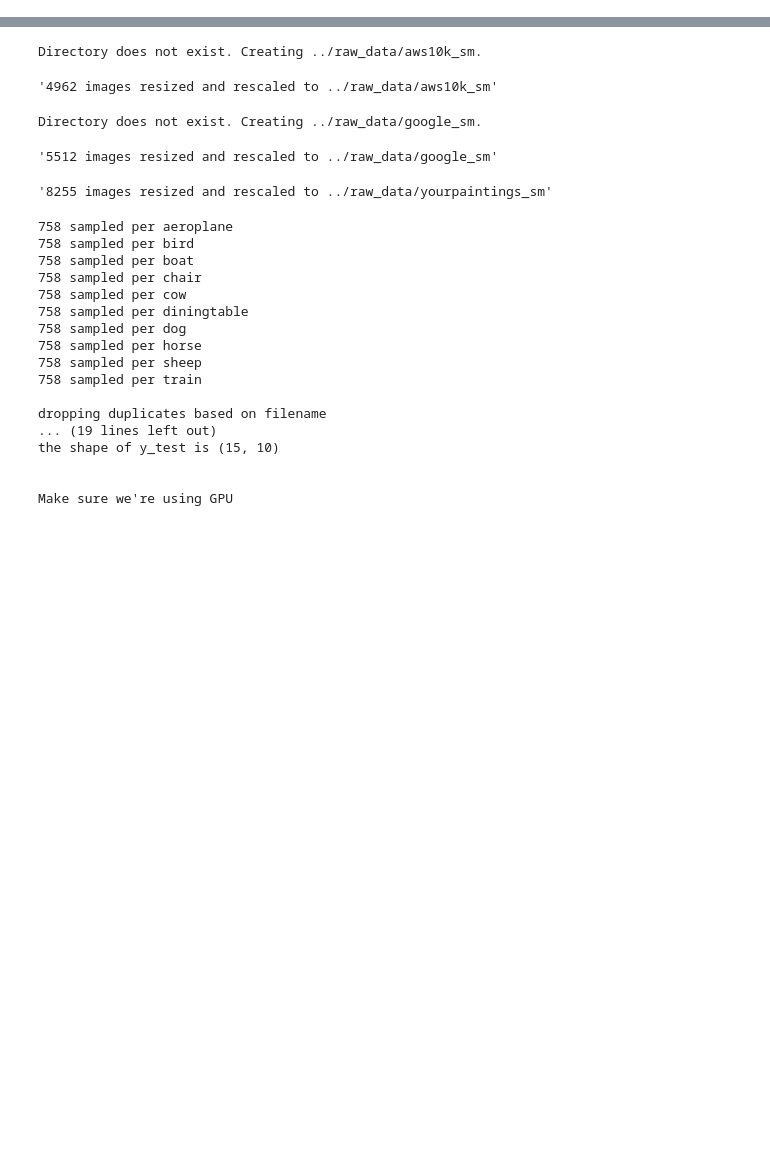
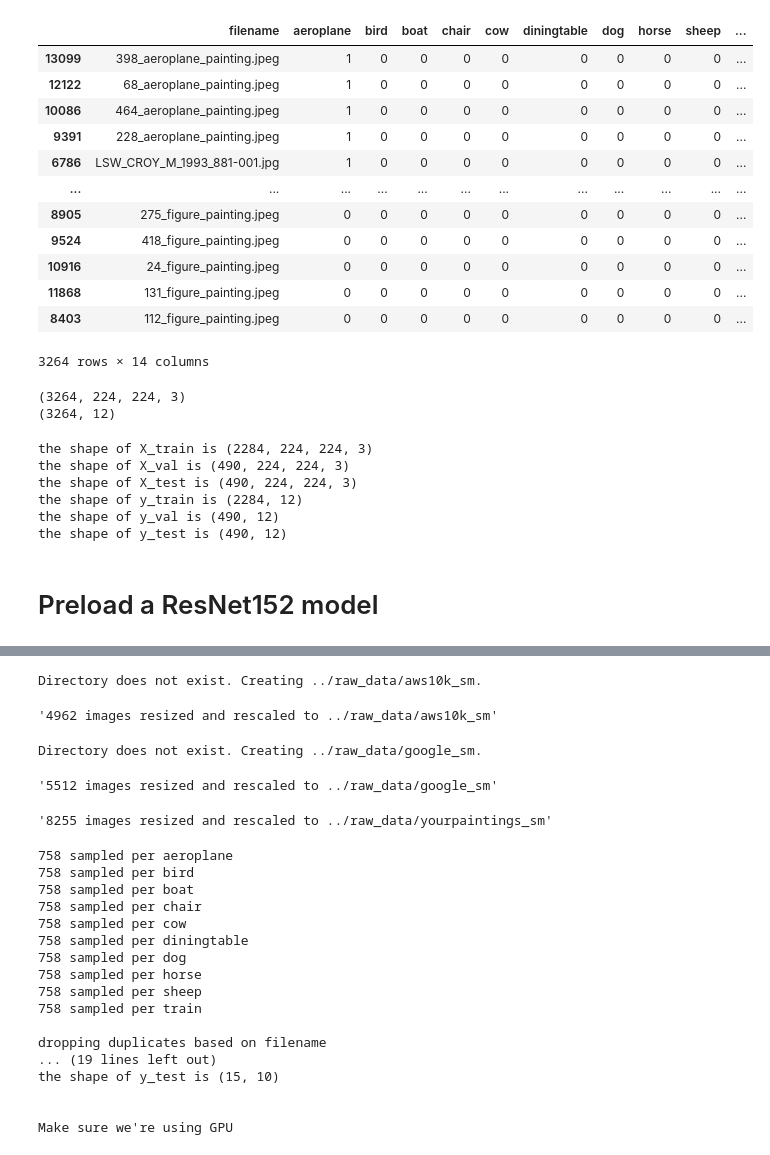
Before and after one commit to erniesg/Art-API, a Jupyter notebook: notebooks/tuning.ipynb, the cells around one changed output, grey strips where cells are left out. Drawn from its saved outputs; the diff is of its cells as text; code cells hidden in the pictures; blank space fills up the shorter version.

```diff
--- a/notebooks/tuning.ipynb
+++ b/notebooks/tuning.ipynb
@@ -0,0 +53,2 @@
+# %%
+df_sample = preproc.sample(df_add)
@@ -0,0 +75,22 @@
+# %%
+df_sample
+# %% [output]
+|  | filename | aeroplane | bird | boat | chair | cow | diningtable | dog | horse | sheep | ... |
+| 13099 | 398_aeroplane_painting.jpeg | 1 | 0 | 0 | 0 | 0 | 0 | 0 | 0 | 0 | ... |
+| 12122 | 68_aeroplane_painting.jpeg | 1 | 0 | 0 | 0 | 0 | 0 | 0 | 0 | 0 | ... |
+| 10086 | 464_aeroplane_painting.jpeg | 1 | 0 | 0 | 0 | 0 | 0 | 0 | 0 | 0 | ... |
+| 9391 | 228_aeroplane_painting.jpeg | 1 | 0 | 0 | 0 | 0 | 0 | 0 | 0 | 0 | ... |
+| 6786 | LSW_CROY_M_1993_881-001.jpg | 1 | 0 | 0 | 0 | 0 | 0 | 0 | 0 | 0 | ... |
+| ... | ... | ... | ... | ... | ... | ... | ... | ... | ... | ... | ... |
+| 8905 | 275_figure_painting.jpeg | 0 | 0 | 0 | 0 | 0 | 0 | 0 | 0 | 0 | ... |
+| 9524 | 418_figure_painting.jpeg | 0 | 0 | 0 | 0 | 0 | 0 | 0 | 0 | 0 | ... |
+| 10916 | 24_figure_painting.jpeg | 0 | 0 | 0 | 0 | 0 | 0 | 0 | 0 | 0 | ... |
+| 11868 | 131_figure_painting.jpeg | 0 | 0 | 0 | 0 | 0 | 0 | 0 | 0 | 0 | ... |
+| 8403 | 112_figure_painting.jpeg | 0 | 0 | 0 | 0 | 0 | 0 | 0 | 0 | 0 | ... |
+3264 rows × 14 columns
+# %%
+print(X.shape)
+print(y.shape)
+# %% [output]
+(3264, 224, 224, 3)
+(3264, 12)
@@ -0,0 +104,16 @@
+# %%
+print(f"the shape of X_train is {X_train.shape}")
+print(f"the shape of X_val is {X_val.shape}")
+print(f"the shape of X_test is {X_test.shape}")
+print(f"the shape of y_train is {y_train.shape}")
+print(f"the shape of y_val is {y_val.shape}")
+print(f"the shape of y_test is {y_test.shape}")
+# %% [output]
+the shape of X_train is (2284, 224, 224, 3)
+the shape of X_val is (490, 224, 224, 3)
+the shape of X_test is (490, 224, 224, 3)
+the shape of y_train is (2284, 12)
+the shape of y_val is (490, 12)
+the shape of y_test is (490, 12)
+# %% [markdown]
+# Preload a ResNet152 model
```
Also changed, not shown: parts of 17 cells of this notebook, 6 other files.
